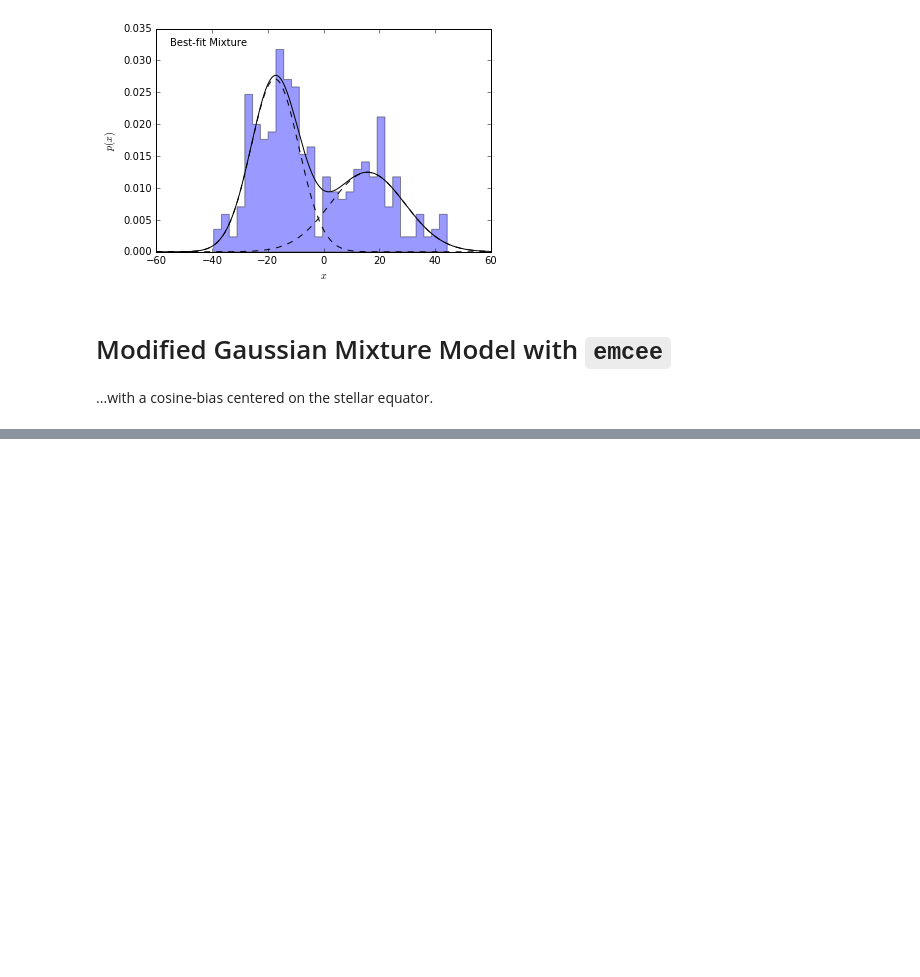
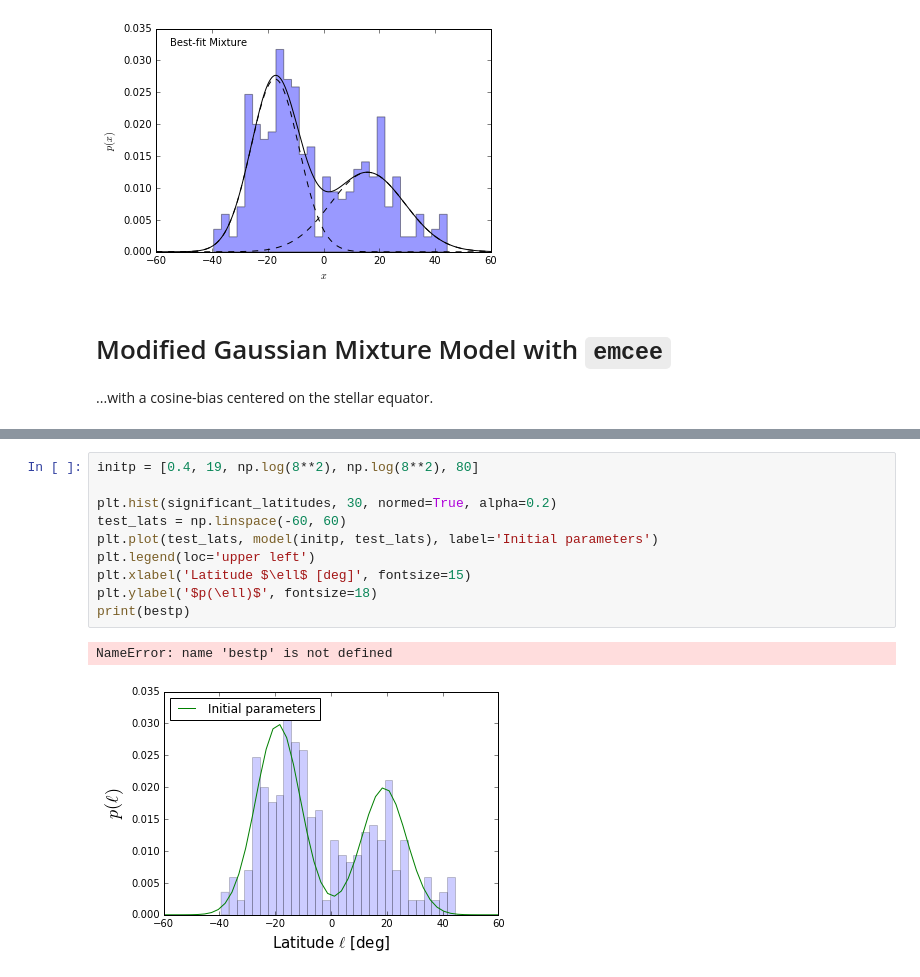
Before and after one commit to bmorris3/friedrich, a Jupyter notebook: hat11_flip_lambda/latitude_distribution.ipynb, the cells around one changed output, grey strips where cells are left out. Saved outputs shown, nothing was run; the diff lists cells and outputs as text; blank space fills up the shorter version.

```diff
--- a/hat11_flip_lambda/latitude_distribution.ipynb
+++ b/hat11_flip_lambda/latitude_distribution.ipynb
@@ -226,0 +196,13 @@ samples = sampler.run_mcmc(pos, 15000)
+# %%
+initp = [0.4, 19, np.log(8**2), np.log(8**2), 80]
+
+plt.hist(significant_latitudes, 30, normed=True, alpha=0.2)
+test_lats = np.linspace(-60, 60)
+plt.plot(test_lats, model(initp, test_lats), label='Initial parameters')
+plt.legend(loc='upper left')
+plt.xlabel('Latitude $\ell$ [deg]', fontsize=15)
+plt.ylabel('$p(\ell)$', fontsize=18)
+print(bestp)
+# %% [output]
+NameError: name 'bestp' is not defined
+[figure, added]
```
Also changed, not shown: parts of 27 cells of this notebook.
